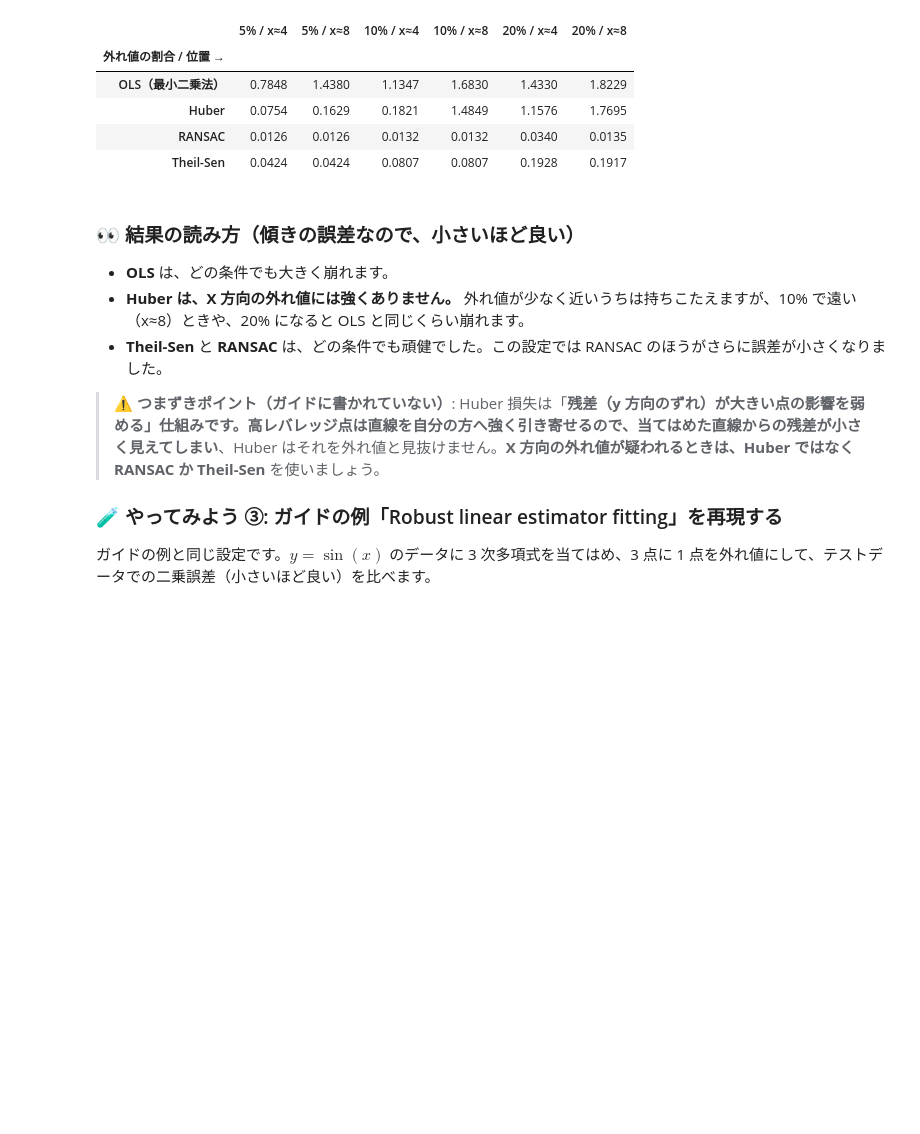
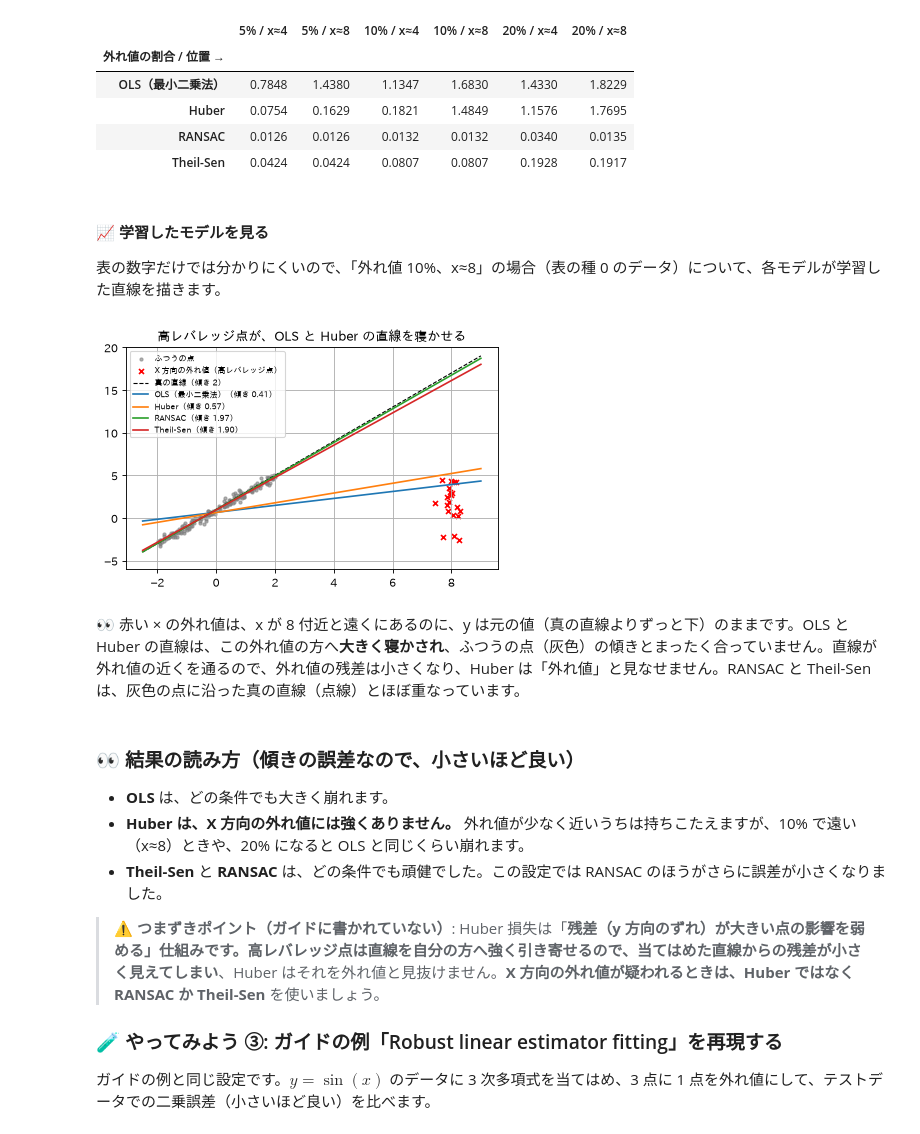
Before and after one commit to qsat/sandbox, a Jupyter notebook: study-sklearn/notebooks/01_supervised/01_linear_models_4_robust_poly.ipynb, the cells around one changed output. Cells and saved outputs as stored; diff of their text form; code cells hidden in the pictures; blank space fills up the shorter version.

```diff
--- a/study-sklearn/notebooks/01_supervised/01_linear_models_4_robust_poly.ipynb
+++ b/study-sklearn/notebooks/01_supervised/01_linear_models_4_robust_poly.ipynb
@@ -160,6 +160,27 @@ pd.DataFrame(results).rename_axis("外れ値の割合 / 位置 →")
 | Huber | 0.0754 | 0.1629 | 0.1821 | 1.4849 | 1.1576 | 1.7695 |
 | RANSAC | 0.0126 | 0.0126 | 0.0132 | 0.0132 | 0.0340 | 0.0135 |
 | Theil-Sen | 0.0424 | 0.0424 | 0.0807 | 0.0807 | 0.1928 | 0.1917 |
+# %% [markdown]
+#### 📈 学習したモデルを見る
+
+表の数字だけでは分かりにくいので、「外れ値 10%、x≈8」の場合（表の種 0 のデータ）について、各モデルが学習した直線を描きます。
+# %%
+r = np.random.RandomState(0)
+xs = r.uniform(-2, 2, 200); ys = 2 * xs + 1 + 0.3 * r.randn(200)
+k = int(0.1 * 200); xs[:k] = 8 + 0.3 * r.randn(k)             # 表と同じ作り方
+g_l = np.linspace(-2.5, 9, 50)[:, None]
+plt.scatter(xs[k:], ys[k:], s=8, c="gray", alpha=0.6, label="ふつうの点")
+plt.scatter(xs[:k], ys[:k], s=20, c="red", marker="x", label="X 方向の外れ値（高レバレッジ点）")
+plt.plot(g_l, 2 * g_l + 1, "k--", lw=1, label="真の直線（傾き 2）")
+for name, m in [("OLS（最小二乗法）", lm.LinearRegression()), ("Huber", lm.HuberRegressor()),
+                ("RANSAC", lm.RANSACRegressor(random_state=0)), ("Theil-Sen", lm.TheilSenRegressor(random_state=0))]:
+    m.fit(xs[:, None], ys)
+    plt.plot(g_l, m.predict(g_l), label=f"{name}（傾き {slope_of(m):.2f}）")
+plt.ylim(-6, 20); plt.legend(fontsize=7); plt.title("高レバレッジ点が、OLS と Huber の直線を寝かせる"); plt.show()
+# %% [output]
+[figure, added]
+# %% [markdown]
+👀 赤い × の外れ値は、x が 8 付近と遠くにあるのに、y は元の値（真の直線よりずっと下）のままです。OLS と Huber の直線は、この外れ値の方へ**大きく寝かされ**、ふつうの点（灰色）の傾きとまったく合っていません。直線が外れ値の近くを通るので、外れ値の残差は小さくなり、Huber は「外れ値」と見なせません。RANSAC と Theil-Sen は、灰色の点に沿った真の直線（点線）とほぼ重なっています。
 # %% [markdown]
 ### 👀 結果の読み方（傾きの誤差なので、小さいほど良い）
 
```
Also changed, not shown: parts of 4 cells of this notebook.
